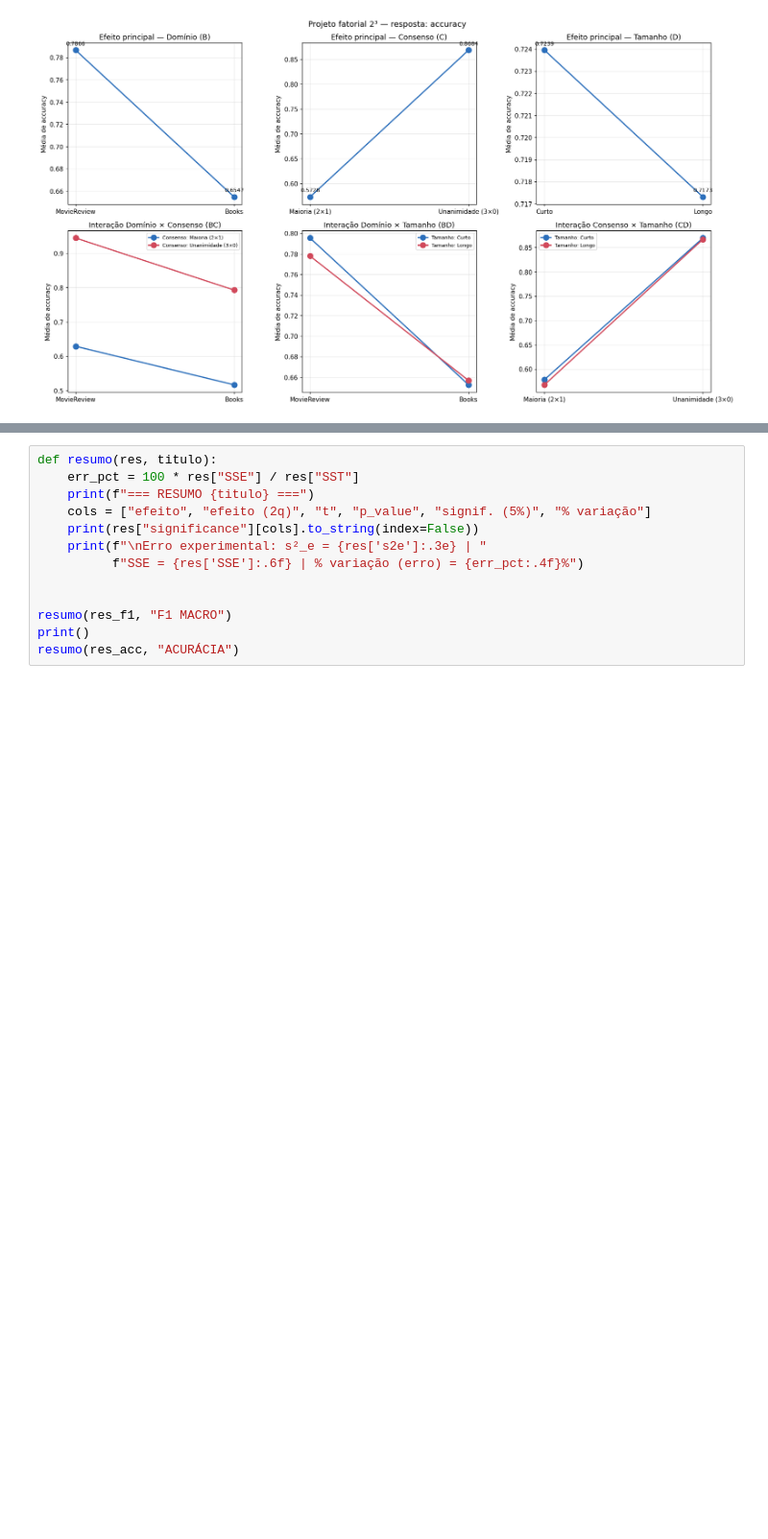
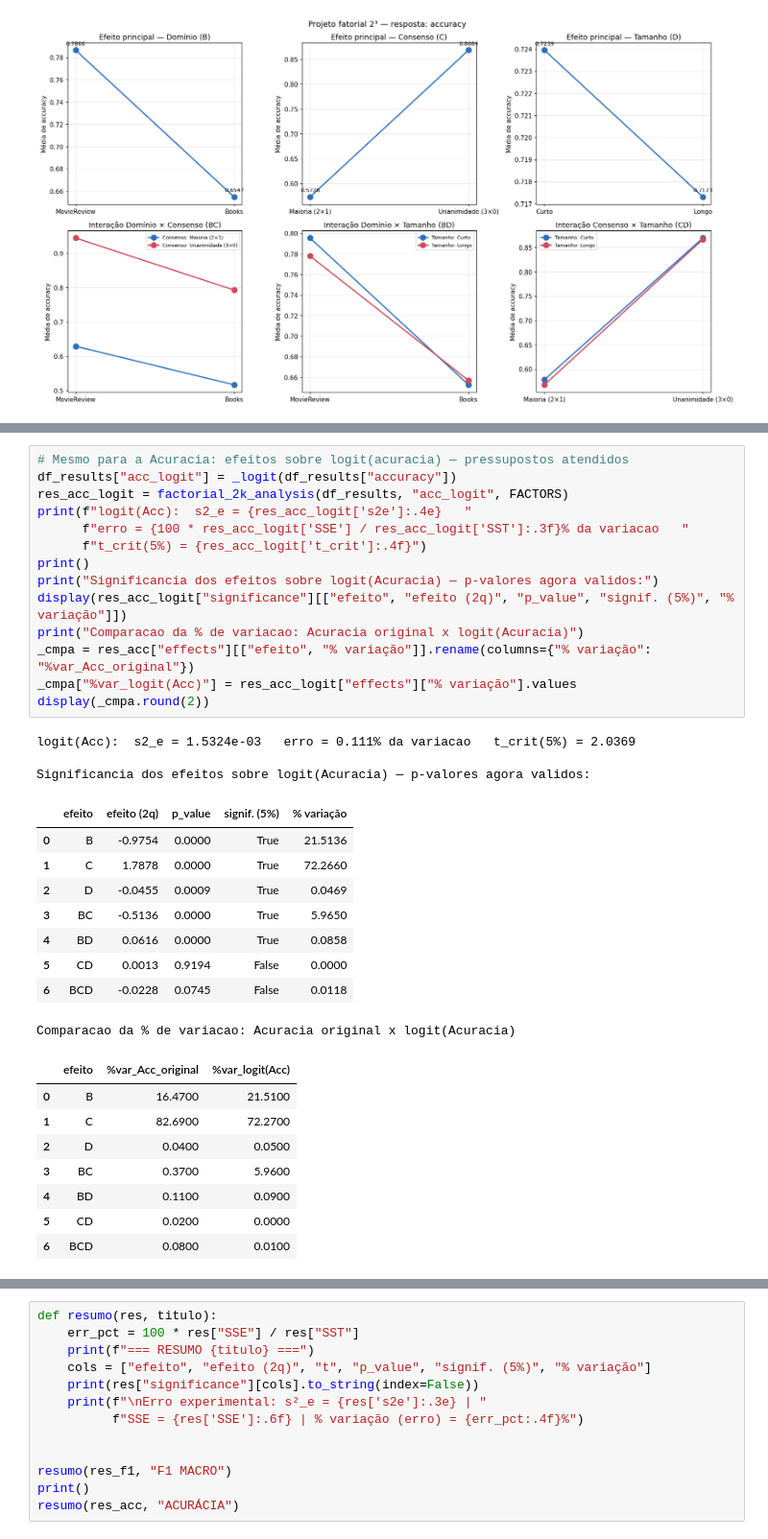
Before and after one commit to Ktzani/llm-annotation, a Jupyter notebook: src/notebooks/mq/analise_projeto_fatorial_2x2x2.ipynb, the cells around one changed output, grey strips where cells are left out. Shown at 96% size. Cells and saved outputs as stored; diff of their text form; blank space fills up the shorter version.

```diff
--- a/src/notebooks/mq/analise_projeto_fatorial_2x2x2.ipynb
+++ b/src/notebooks/mq/analise_projeto_fatorial_2x2x2.ipynb
@@ -604 +737,36 @@ plot_factorial(df_results, "accuracy")
+# %%
+# Mesmo para a Acuracia: efeitos sobre logit(acuracia) — pressupostos atendidos
+df_results["acc_logit"] = _logit(df_results["accuracy"])
+res_acc_logit = factorial_2k_analysis(df_results, "acc_logit", FACTORS)
+print(f"logit(Acc):  s2_e = {res_acc_logit['s2e']:.4e}   "
+      f"erro = {100 * res_acc_logit['SSE'] / res_acc_logit['SST']:.3f}% da variacao   "
+      f"t_crit(5%) = {res_acc_logit['t_crit']:.4f}")
+print()
+print("Significancia dos efeitos sobre logit(Acuracia) — p-valores agora validos:")
+display(res_acc_logit["significance"][["efeito", "efeito (2q)", "p_value", "signif. (5%)", "% variação"]])
+print("Comparacao da % de variacao: Acuracia original x logit(Acuracia)")
+_cmpa = res_acc["effects"][["efeito", "% variação"]].rename(columns={"% variação": "%var_Acc_original"})
+_cmpa["%var_logit(Acc)"] = res_acc_logit["effects"]["% variação"].values
+display(_cmpa.round(2))
+# %% [output]
+logit(Acc):  s2_e = 1.5324e-03   erro = 0.111% da variacao   t_crit(5%) = 2.0369
+
+Significancia dos efeitos sobre logit(Acuracia) — p-valores agora validos:
+|  | efeito | efeito (2q) | p_value | signif. (5%) | % variação |
+| 0 | B | -0.9754 | 0.0000 | True | 21.5136 |
+| 1 | C | 1.7878 | 0.0000 | True | 72.2660 |
+| 2 | D | -0.0455 | 0.0009 | True | 0.0469 |
+| 3 | BC | -0.5136 | 0.0000 | True | 5.9650 |
+| 4 | BD | 0.0616 | 0.0000 | True | 0.0858 |
+| 5 | CD | 0.0013 | 0.9194 | False | 0.0000 |
+| 6 | BCD | -0.0228 | 0.0745 | False | 0.0118 |
+Comparacao da % de variacao: Acuracia original x logit(Acuracia)
+|  | efeito | %var_Acc_original | %var_logit(Acc) |
+| 0 | B | 16.4700 | 21.5100 |
+| 1 | C | 82.6900 | 72.2700 |
+| 2 | D | 0.0400 | 0.0500 |
+| 3 | BC | 0.3700 | 5.9600 |
+| 4 | BD | 0.1100 | 0.0900 |
+| 5 | CD | 0.0200 | 0.0000 |
+| 6 | BCD | 0.0800 | 0.0100 |
 # %% [markdown]
```
Also changed, not shown: parts of 8 cells of this notebook, 1 other file.
